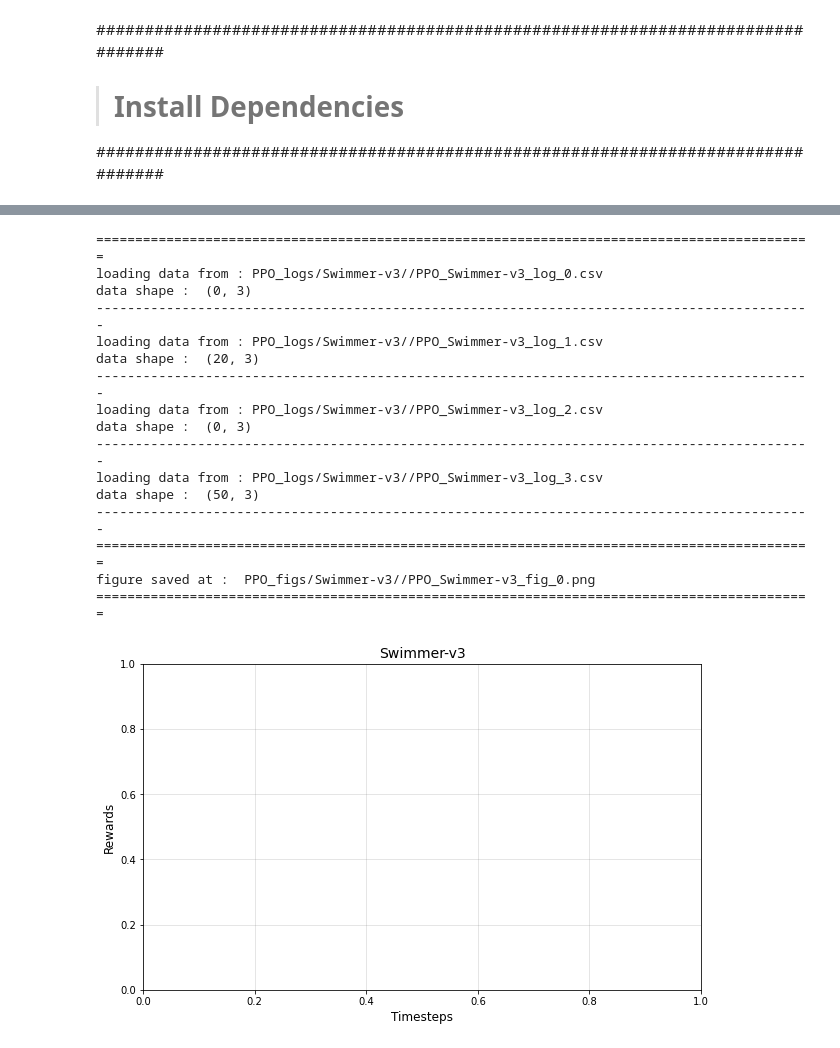
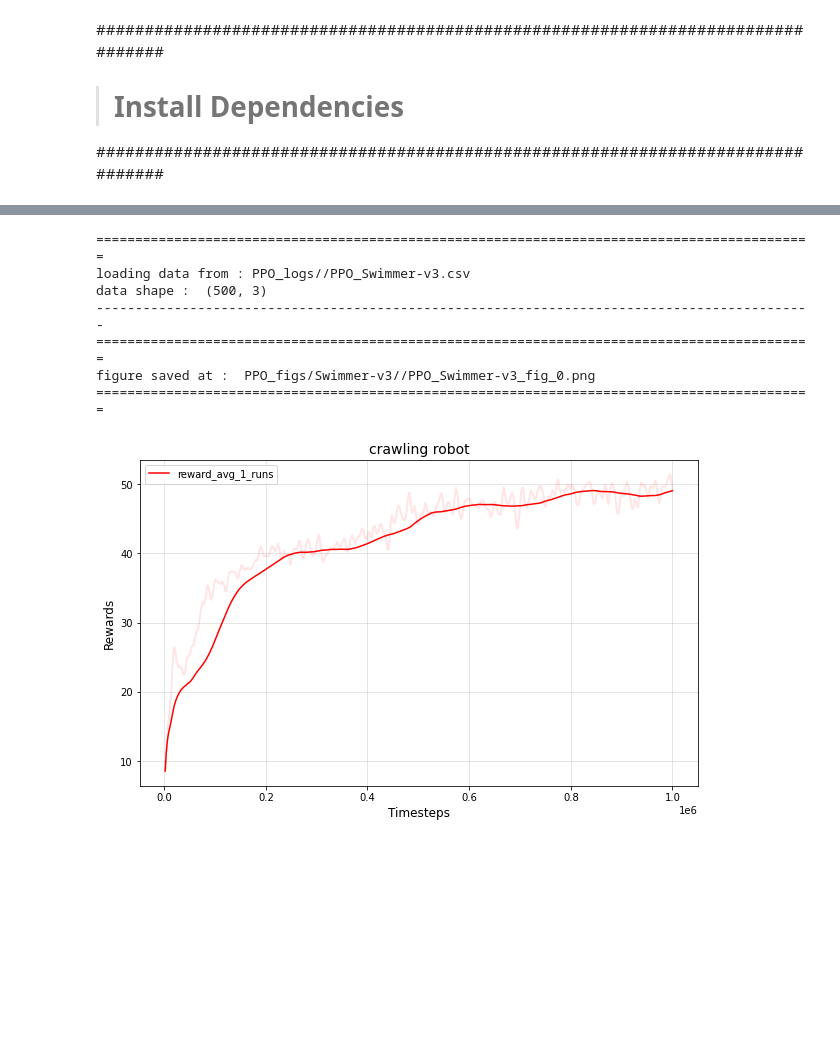
Before and after one commit to Bontempogianpaolo1/crawling_robot, a Jupyter notebook: progetto_rl_crawling_robot.ipynb, the cells around one changed output, grey strips where cells are left out. Saved outputs shown, nothing was run; the diff lists cells and outputs as text; code cells hidden in the pictures; blank space fills up the shorter version.

```diff
--- a/progetto_rl_crawling_robot.ipynb
+++ b/progetto_rl_crawling_robot.ipynb
@@ -851,4 +728,5 @@ average test reward : 18.61
 # %%
+#@title plot graph using matplotlib
 
 import os
 import pandas as pd
@@ -900,9 +778,6 @@ if not os.path.exists(figures_dir):
 fig_save_path = figures_dir + '/PPO_' + env_name + '_fig_' + str(fig_num) + '.png'
 
 
-# get number of log files in directory
-log_dir = "PPO_logs" + '/' + env_name + '/'
-
 current_num_files = next(os.walk(log_dir))[2]
 num_runs = len(current_num_files)
 
@@ -911,7 +786,7 @@ all_runs = []
 
 for run_num in range(num_runs):
 
-    log_f_name = log_dir + '/PPO_' + env_name + "_log_" + str(run_num) + ".csv"
+    log_f_name = log_dir + '/PPO_' + env_name +".csv"
     print("loading data from : " + log_f_name)
     data = pd.read_csv(log_f_name)
     data = pd.DataFrame(data)
@@ -934,12 +809,12 @@ if plot_avg:
     data_avg['reward_smooth'] = data_avg['reward'].rolling(window=window_len_smooth, win_type='triang', min_periods=min_window_len_smooth).mean()
     data_avg['reward_var'] = data_avg['reward'].rolling(window=window_len_var, win_type='triang', min_periods=min_window_len_var).mean()
 
-    #data_avg.plot(kind='line', x='timestep' , y='reward_smooth',ax=ax,color=colors[0],  linewidth=linewidth_smooth, alpha=alpha_smooth)
-    #data_avg.plot(kind='line', x='timestep' , y='reward_var',ax=ax,color=colors[0],  linewidth=linewidth_var, alpha=alpha_var)
+    data_avg.plot(kind='line', x='timestep' , y='reward_smooth',ax=ax,color=colors[0],  linewidth=linewidth_smooth, alpha=alpha_smooth)
+    data_avg.plot(kind='line', x='timestep' , y='reward_var',ax=ax,color=colors[0],  linewidth=linewidth_var, alpha=alpha_var)
 
     # keep only reward_smooth in the legend and rename it
     handles, labels = ax.get_legend_handles_labels()
-    #ax.legend([handles[0]], ["reward_avg_" + str(len(all_runs)) + "_runs"], loc=2)
+    ax.legend([handles[0]], ["reward_avg_" + str(len(all_runs)) + "_runs"], loc=2)
 
 
 else:
@@ -966,43 +841,34 @@ else:
 
 # ax.set_yticks(np.arange(0, 1800, 200))
 # ax.set_xticks(np.arange(0, int(4e6), int(5e5)))
 
 
 ax.grid(color='gray', linestyle='-', linewidth=1, alpha=0.2)
 
 ax.set_xlabel("Timesteps", fontsize=12)
 ax.set_ylabel("Rewards", fontsize=12)
 
-plt.title(env_name, fontsize=14)
+plt.title("crawling robot", fontsize=14)
 
 
 fig = plt.gcf()
 fig.set_size_inches(fig_width, fig_height)
 
 print("============================================================================================")
 
 plt.savefig(fig_save_path)
 print("figure saved at : ", fig_save_path)
 
 print("============================================================================================")
 
 
 plt.show()
 # %% [output]
 ============================================================================================
-loading data from : PPO_logs/Swimmer-v3//PPO_Swimmer-v3_log_0.csv
-data shape :  (0, 3)
---------------------------------------------------------------------------------------------
-loading data from : PPO_logs/Swimmer-v3//PPO_Swimmer-v3_log_1.csv
-data shape :  (20, 3)
---------------------------------------------------------------------------------------------
-loading data from : PPO_logs/Swimmer-v3//PPO_Swimmer-v3_log_2.csv
-data shape :  (0, 3)
---------------------------------------------------------------------------------------------
-loading data from : PPO_logs/Swimmer-v3//PPO_Swimmer-v3_log_3.csv
-data shape :  (50, 3)
+loading data from : PPO_logs//PPO_Swimmer-v3.csv
+data shape :  (500, 3)
 --------------------------------------------------------------------------------------------
 ============================================================================================
 figure saved at :  PPO_figs/Swimmer-v3//PPO_Swimmer-v3_fig_0.png
 ============================================================================================
-[figure, old version]
+[figure, new version]
```
Also changed, not shown: parts of 29 cells of this notebook.
